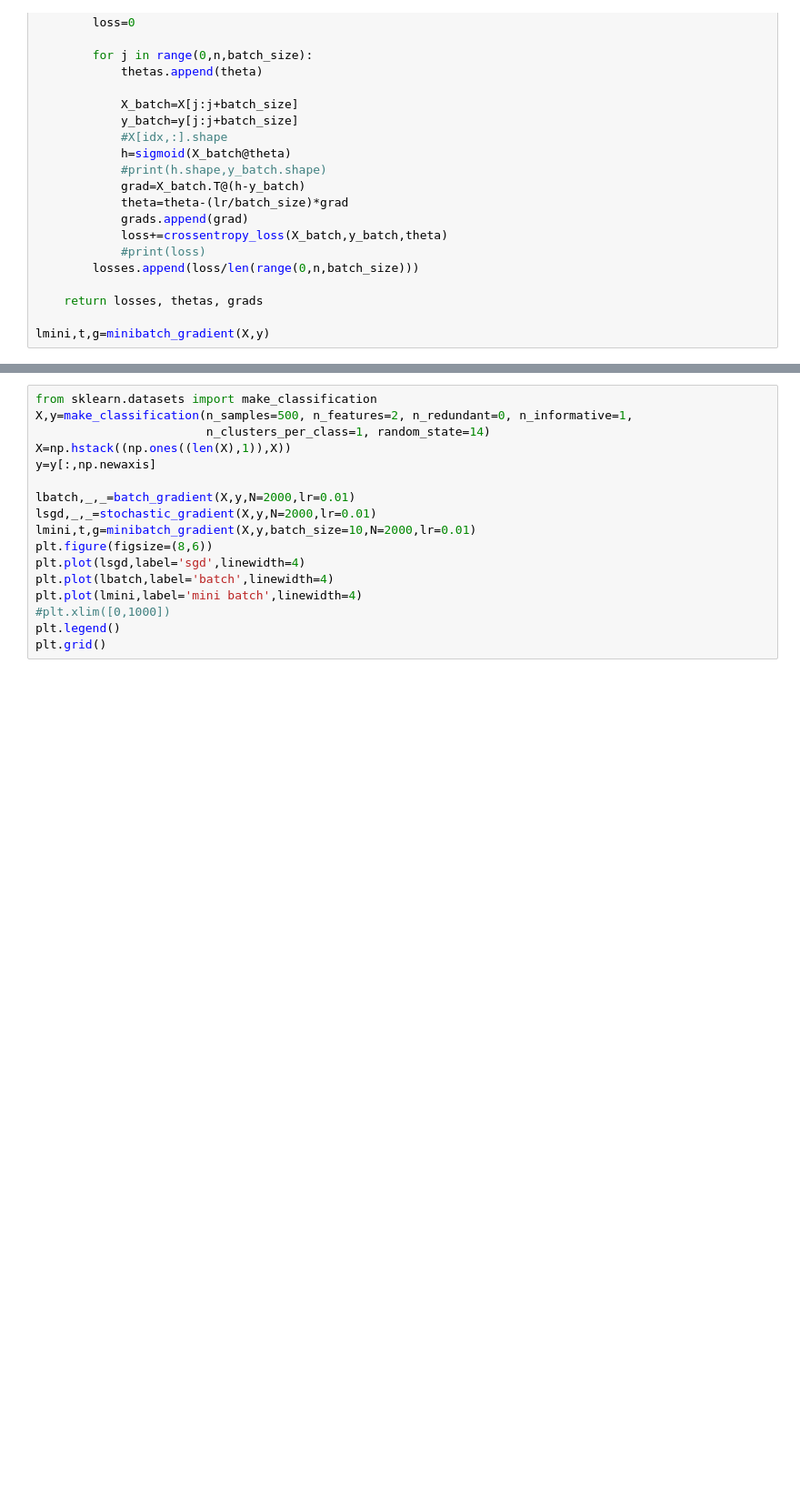
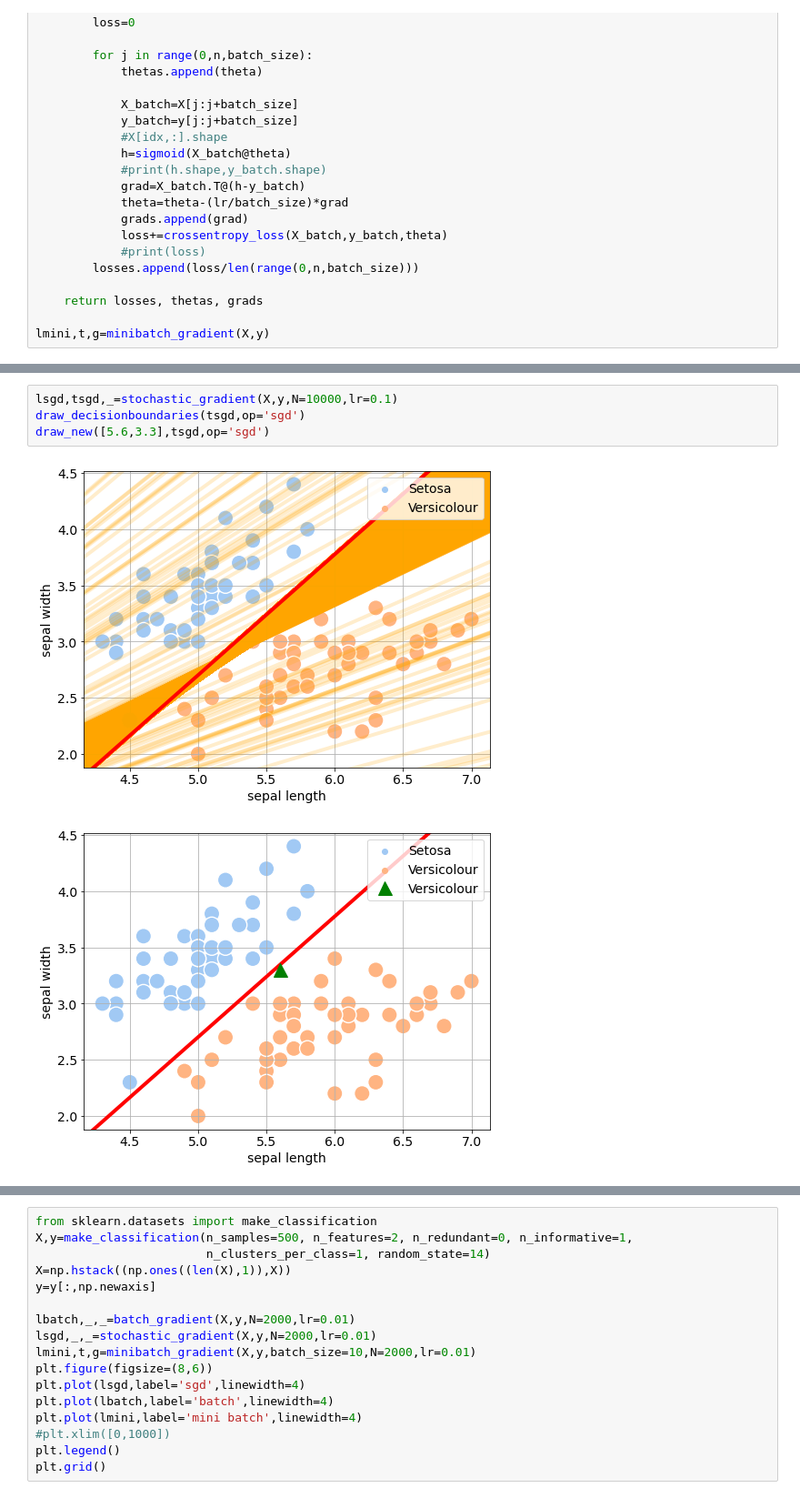
Before and after one commit to ha5ha6/judy_tutorial_basicRL, a Jupyter notebook: logistic_regression.ipynb, the cells around one changed output, grey strips where cells are left out. Shown: that part at 91% size. Drawn from its saved outputs; the diff is of its cells as text; blank space fills up the shorter version.

```diff
--- a/logistic_regression.ipynb
+++ b/logistic_regression.ipynb
@@ -261,3 +277,10 @@ lmini,t,g=minibatch_gradient(X,y)
+# %%
+lsgd,tsgd,_=stochastic_gradient(X,y,N=10000,lr=0.1)
+draw_decisionboundaries(tsgd,op='sgd')
+draw_new([5.6,3.3],tsgd,op='sgd')
+# %% [output]
+[figure, added]
+[figure, added]
 # %%
 X,y=Xy[:,:2],Xy[:,2]
 X=np.hstack((np.ones((len(X),1)),X))
```
Also changed, not shown: parts of 7 cells of this notebook, 1 other file.
